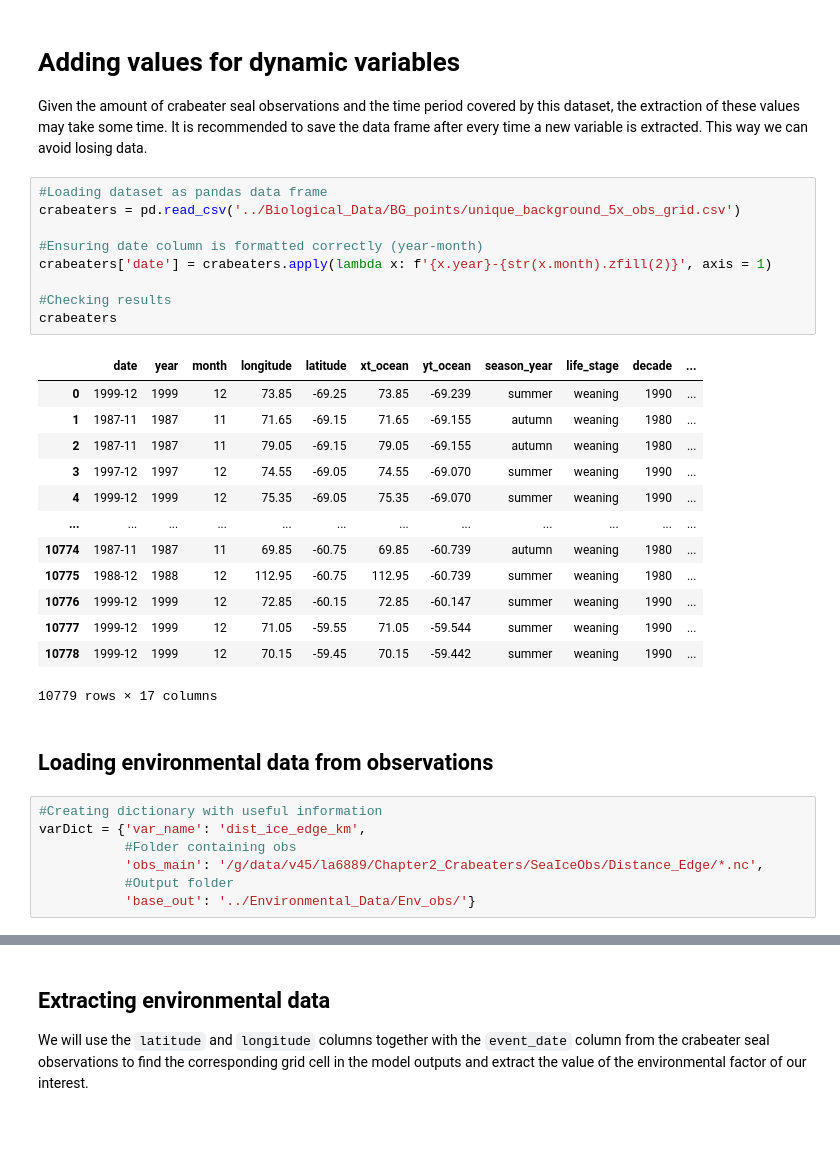
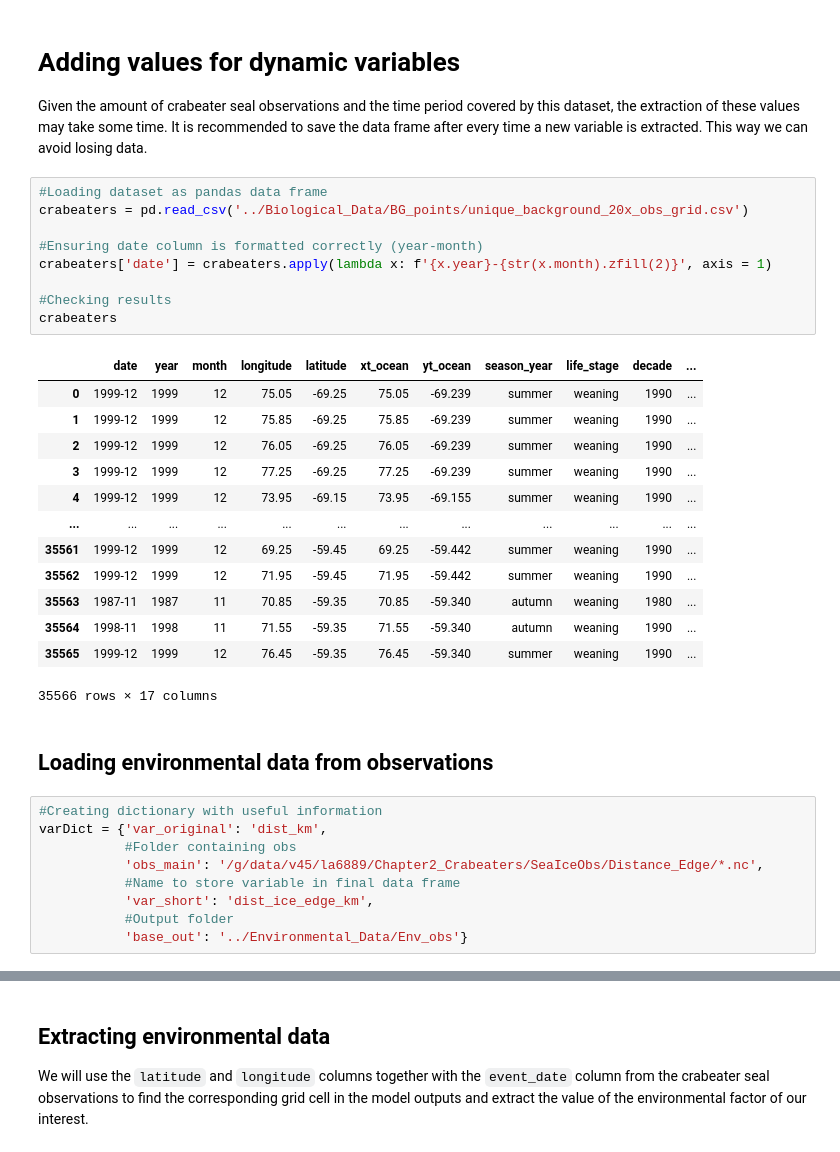
Before and after one commit to lidefi87/Crabeater_Distribution_East_Antarctica, a Jupyter notebook: Scripts/03_Matching_bio_env_data/02b_Matching_Obs-env_background.ipynb, the cells around one changed output, grey strips where cells are left out. Cells and saved outputs as stored; diff of their text form.

Commit message:
Finishing scripts extracting environmental data from model and obs

```diff
--- a/Scripts/03_Matching_bio_env_data/02b_Matching_Obs-env_background.ipynb
+++ b/Scripts/03_Matching_bio_env_data/02b_Matching_Obs-env_background.ipynb
@@ -35,36 +35,38 @@ client
 Given the amount of crabeater seal observations and the time period covered by this dataset, the extraction of these values may take some time. It is recommended to save the data frame after every time a new variable is extracted. This way we can avoid losing data.
 # %%
 #Loading dataset as pandas data frame
-crabeaters = pd.read_csv('../Biological_Data/BG_points/unique_background_5x_obs_grid.csv')
+crabeaters = pd.read_csv('../Biological_Data/BG_points/unique_background_20x_obs_grid.csv')
 
 #Ensuring date column is formatted correctly (year-month)
 crabeaters['date'] = crabeaters.apply(lambda x: f'{x.year}-{str(x.month).zfill(2)}', axis = 1)
 
 #Checking results
 crabeaters
 # %% [output]
 |  | date | year | month | longitude | latitude | xt_ocean | yt_ocean | season_year | life_stage | decade | ... |
-| 0 | 1999-12 | 1999 | 12 | 73.85 | -69.25 | 73.85 | -69.239 | summer | weaning | 1990 | ... |
-| 1 | 1987-11 | 1987 | 11 | 71.65 | -69.15 | 71.65 | -69.155 | autumn | weaning | 1980 | ... |
-| 2 | 1987-11 | 1987 | 11 | 79.05 | -69.15 | 79.05 | -69.155 | autumn | weaning | 1980 | ... |
-| 3 | 1997-12 | 1997 | 12 | 74.55 | -69.05 | 74.55 | -69.070 | summer | weaning | 1990 | ... |
-| 4 | 1999-12 | 1999 | 12 | 75.35 | -69.05 | 75.35 | -69.070 | summer | weaning | 1990 | ... |
+| 0 | 1999-12 | 1999 | 12 | 75.05 | -69.25 | 75.05 | -69.239 | summer | weaning | 1990 | ... |
+| 1 | 1999-12 | 1999 | 12 | 75.85 | -69.25 | 75.85 | -69.239 | summer | weaning | 1990 | ... |
+| 2 | 1999-12 | 1999 | 12 | 76.05 | -69.25 | 76.05 | -69.239 | summer | weaning | 1990 | ... |
+| 3 | 1999-12 | 1999 | 12 | 77.25 | -69.25 | 77.25 | -69.239 | summer | weaning | 1990 | ... |
+| 4 | 1999-12 | 1999 | 12 | 73.95 | -69.15 | 73.95 | -69.155 | summer | weaning | 1990 | ... |
 | ... | ... | ... | ... | ... | ... | ... | ... | ... | ... | ... | ... |
-| 10774 | 1987-11 | 1987 | 11 | 69.85 | -60.75 | 69.85 | -60.739 | autumn | weaning | 1980 | ... |
-| 10775 | 1988-12 | 1988 | 12 | 112.95 | -60.75 | 112.95 | -60.739 | summer | weaning | 1980 | ... |
-| 10776 | 1999-12 | 1999 | 12 | 72.85 | -60.15 | 72.85 | -60.147 | summer | weaning | 1990 | ... |
-| 10777 | 1999-12 | 1999 | 12 | 71.05 | -59.55 | 71.05 | -59.544 | summer | weaning | 1990 | ... |
-| 10778 | 1999-12 | 1999 | 12 | 70.15 | -59.45 | 70.15 | -59.442 | summer | weaning | 1990 | ... |
+| 35561 | 1999-12 | 1999 | 12 | 69.25 | -59.45 | 69.25 | -59.442 | summer | weaning | 1990 | ... |
+| 35562 | 1999-12 | 1999 | 12 | 71.95 | -59.45 | 71.95 | -59.442 | summer | weaning | 1990 | ... |
+| 35563 | 1987-11 | 1987 | 11 | 70.85 | -59.35 | 70.85 | -59.340 | autumn | weaning | 1980 | ... |
+| 35564 | 1998-11 | 1998 | 11 | 71.55 | -59.35 | 71.55 | -59.340 | autumn | weaning | 1990 | ... |
+| 35565 | 1999-12 | 1999 | 12 | 76.45 | -59.35 | 76.45 | -59.340 | summer | weaning | 1990 | ... |
-10779 rows × 17 columns
+35566 rows × 17 columns
 # %% [markdown]
 ## Loading environmental data from observations
 # %%
 #Creating dictionary with useful information
-varDict = {'var_name': 'dist_ice_edge_km',
+varDict = {'var_original': 'dist_km',
            #Folder containing obs
            'obs_main': '/g/data/v45/la6889/Chapter2_Crabeaters/SeaIceObs/Distance_Edge/*.nc',
+           #Name to store variable in final data frame
+           'var_short': 'dist_ice_edge_km',
            #Output folder
-           'base_out': '../Environmental_Data/Env_obs/'}
+           'base_out': '../Environmental_Data/Env_obs'}
 # %%
 #Getting list of all obs in folder
 files_var = sorted(glob(varDict['obs_main']))
```
Also changed, not shown: parts of 4 cells of this notebook, 4 other files.
